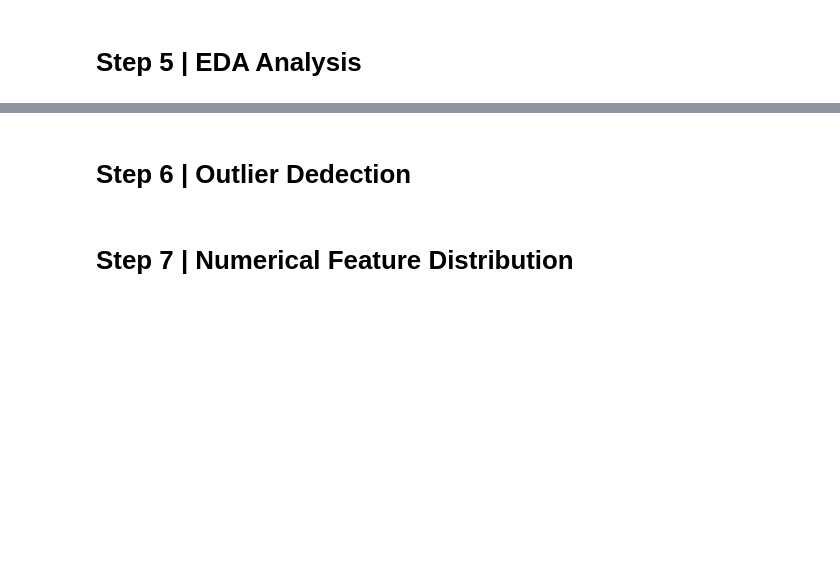
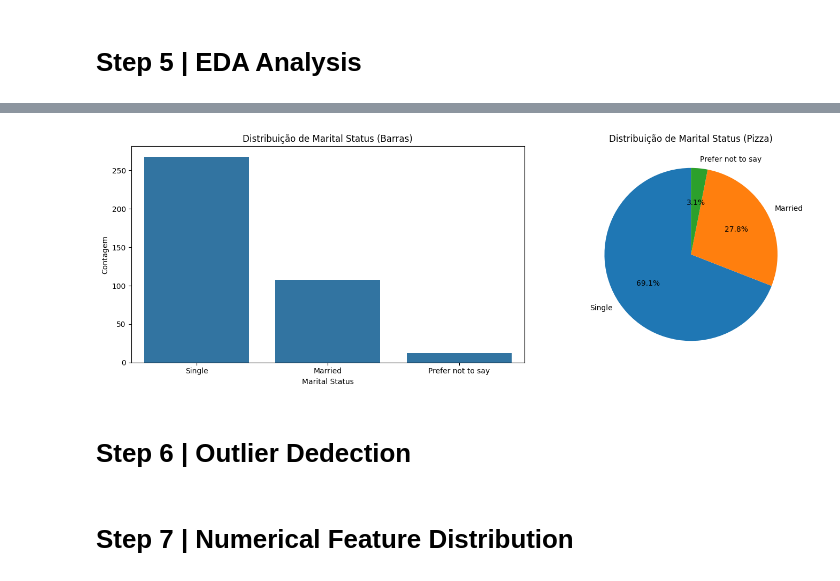
Before and after one commit to Luan338/E-commerce-Online-Foods, a Jupyter notebook: OnlineFoods.ipynb, the cells around one changed output, grey strips where cells are left out. Drawn from its saved outputs; the diff is of its cells as text; code cells hidden in the pictures; blank space fills up the shorter version.

```diff
--- a/OnlineFoods.ipynb
+++ b/OnlineFoods.ipynb
@@ -224,3 +236,7 @@ unique_values(df_Foods)
+# %%
+standardized_distribution('Marital Status', df_Foods)
+# %% [output]
+[figure, added]
 # %% [markdown]
 # Step 6 | Outlier Dedection
 # %% [markdown]
```
Also changed, not shown: parts of 10 cells of this notebook.
